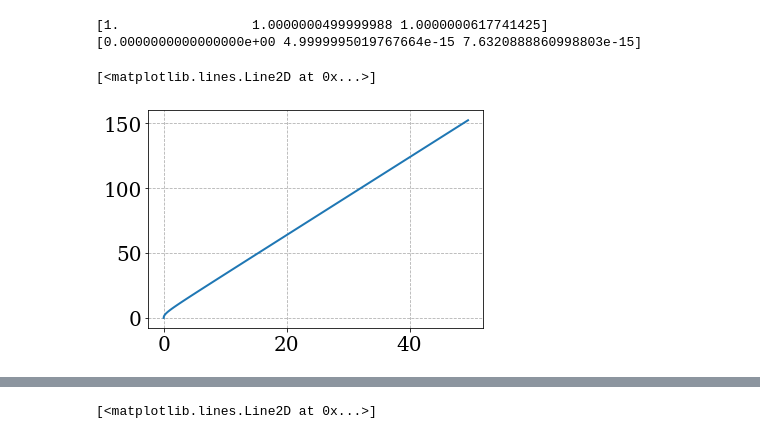
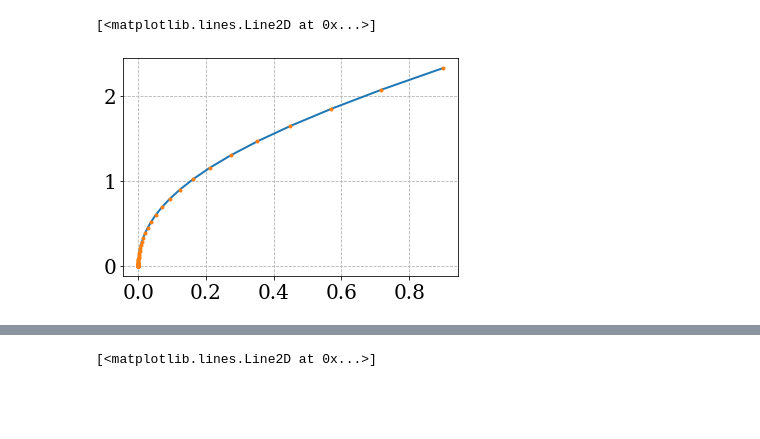
Before and after one commit to martkjoh/master, a Jupyter notebook: scripts/pion_star/pion_star.ipynb, the cells around one changed output, grey strips where cells are left out. Saved outputs shown, nothing was run; the diff lists cells and outputs as text; code cells hidden in the pictures; blank space fills up the shorter version.

Commit message:
added chapter on chpt + fixed pion tov simulation + added figures

```diff
--- a/scripts/pion_star/pion_star.ipynb
+++ b/scripts/pion_star/pion_star.ipynb
@@ -16,20 +16,7 @@ plt.rc("axes", grid=True)
 plt.rc("grid", linestyle="--", alpha=1)
 # %%
 a = lambda mu : arccos(1 / mu**2)
-u = lambda mu : 1 - cos(a(mu)) + 3/2 * mu**2 * sin(a(mu))**2
-p = lambda mu : cos(a(mu)) - 1 + 1/2 * mu**2 * sin(a(mu))**2
+
+p1 = lambda mu : cos(a(mu)) - 1 + 1/2 * mu**2 * sin(a(mu))**2
+
+u1 = lambda mu : -p1(mu) + mu**2 * sin(a(mu))**2
-# %%
-
-x = 10**np.linspace(-3.5, 1, 100-1)
-x = np.concatenate([[0,], x])
-m = np.sqrt(1 + x**2)
-assert len(np.unique(m)) == len(m)
-np.set_printoptions(precision=2**5)
-print(m[0:3])
-print(p(m[:3]))
-plt.plot(p(m), u(m))
-# %% [output]
-[1.                 1.0000000499999988 1.0000000617741425]
-[0.0000000000000000e+00 4.9999995019767664e-15 7.6320888860998803e-15]
-[<matplotlib.lines.Line2D at 0x...>]
-[figure, removed]
@@ -38,0 +23,9 @@ p = lambda mu : 1/mu**2 - 1 + 1/2 * (mu**2 - 1/mu**2)
+# %%
+x = 10**np.linspace(-3.5, 0.2, 100)
+m = np.sqrt(1 + x**2)
+plt.plot(p1(m), u1(m))
+p2 = lambda x : 1/2 * x**4/(1 + x**2)
+plt.plot(p2(x), u2(x), ".")
+# %% [output]
+[<matplotlib.lines.Line2D at 0x...>]
+[figure, added]
```
Also changed, not shown: parts of 2 cells of this notebook, 19 other files.
